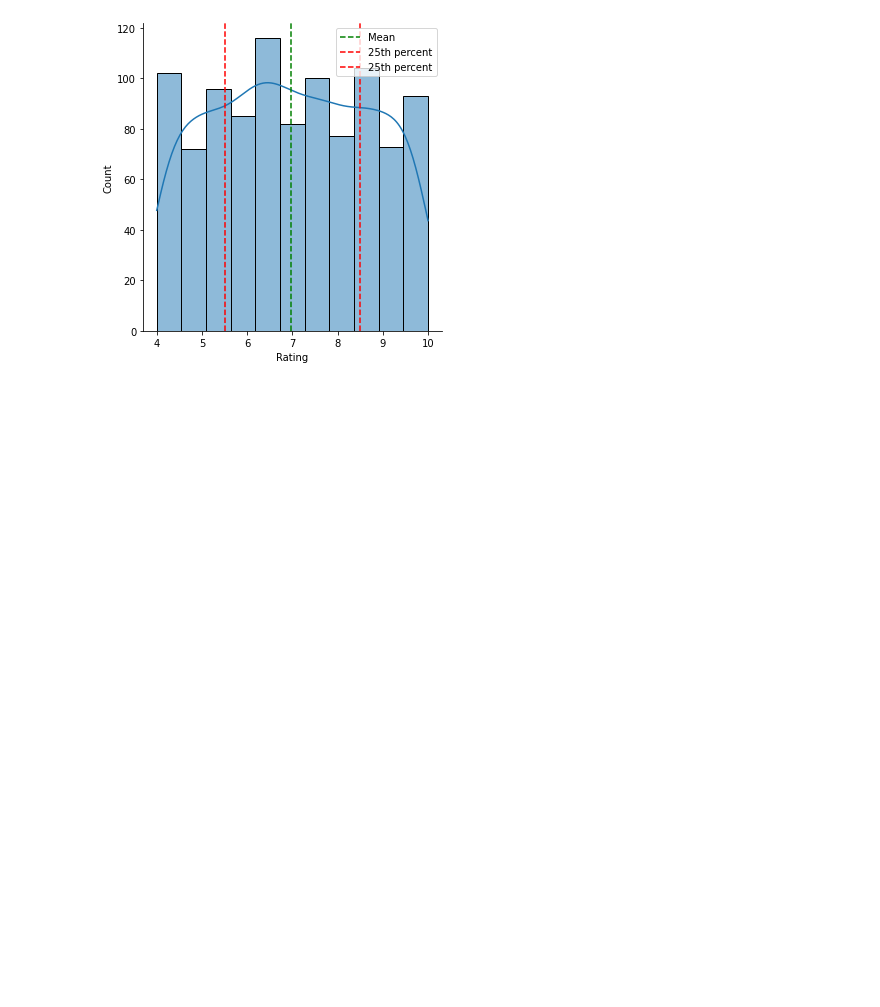
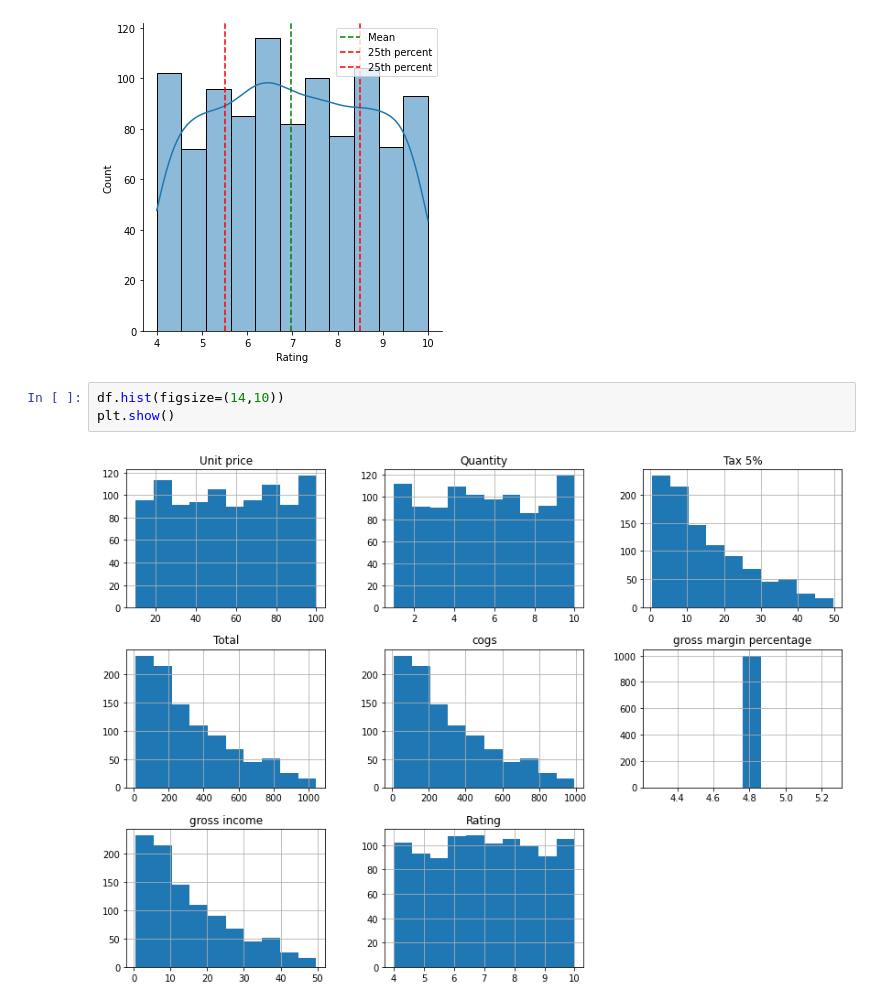
Before and after one commit to ShakilM26/Data-Visualization, a Jupyter notebook: seaborn/seaborn_with_csvfile.ipynb, the cells around one changed output. Drawn from its saved outputs; the diff is of its cells as text; blank space fills up the shorter version.

```diff
--- a/seaborn/seaborn_with_csvfile.ipynb
+++ b/seaborn/seaborn_with_csvfile.ipynb
@@ -34,3 +34,8 @@ plt.legend()
 plt.show()
 # %% [output]
 [figure]
+# %%
+df.hist(figsize=(14,10))
+plt.show()
+# %% [output]
+[figure, added]
```
Also changed, not shown: parts of 2 cells of this notebook.
